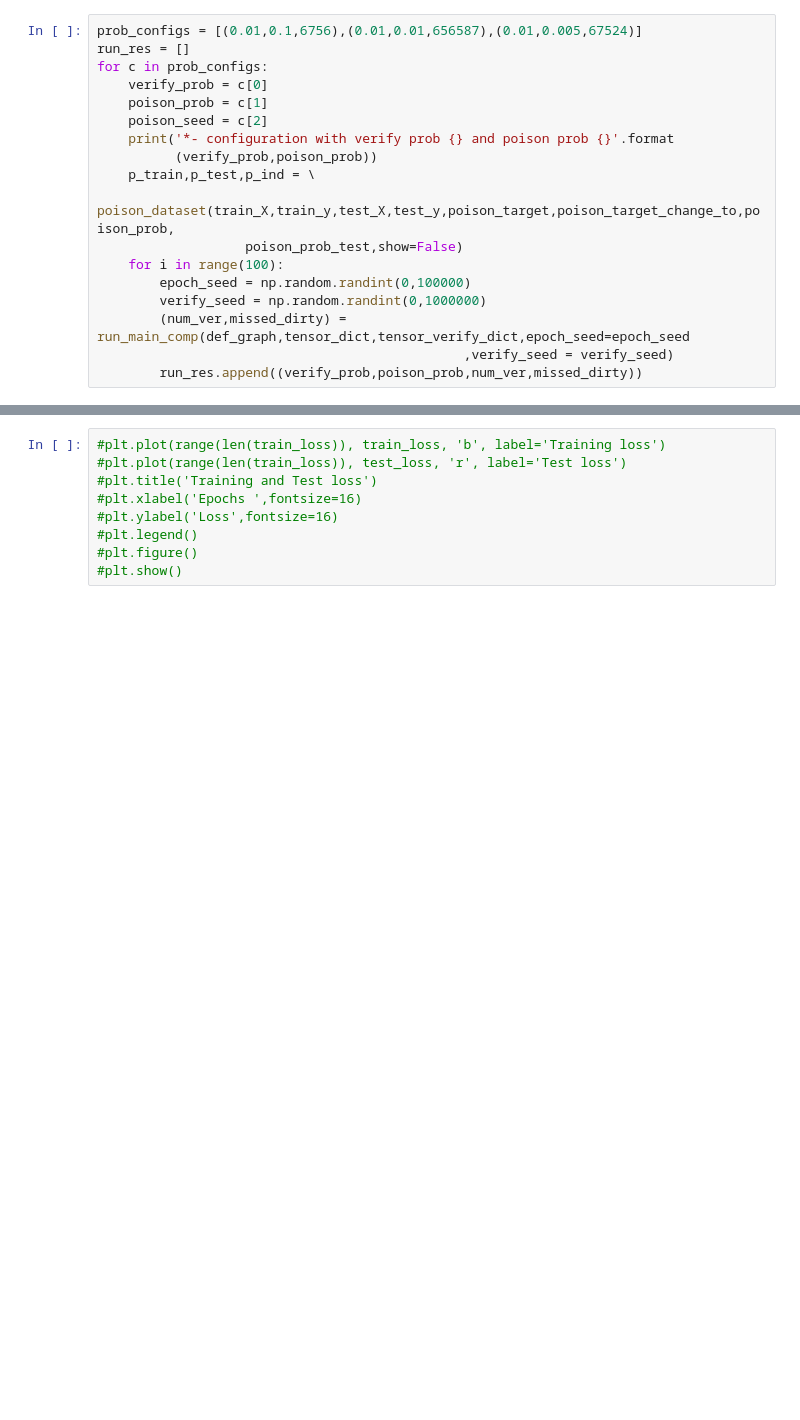
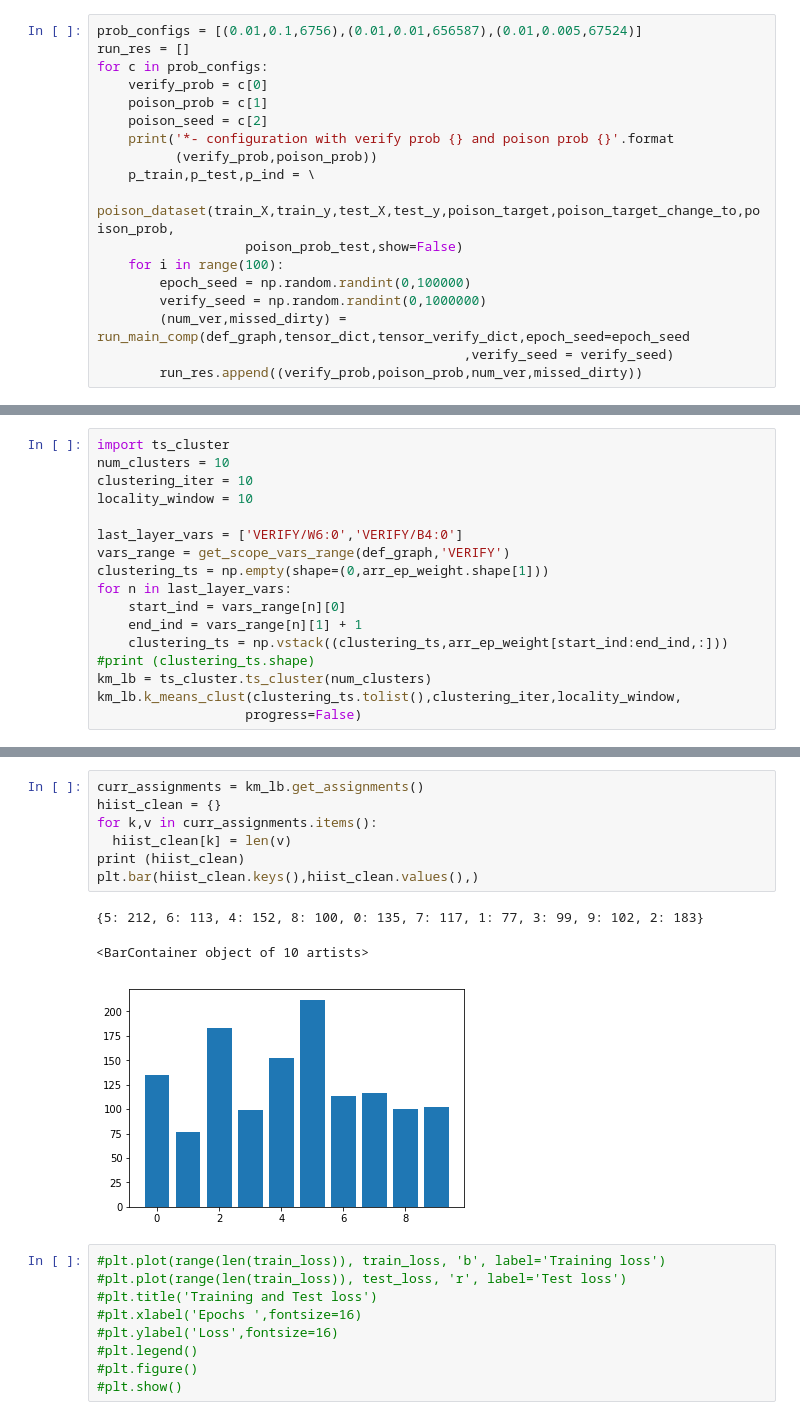
Before and after one commit to arefasvadi/SGX-ADL, a Jupyter notebook: python/backdoor_data_poisoning/TF-Randomness-Verification Test.ipynb, the cells around one changed output, grey strips where cells are left out. Cells and saved outputs as stored; diff of their text form; blank space fills up the shorter version.

```diff
--- a/python/backdoor_data_poisoning/TF-Randomness-Verification Test.ipynb
+++ b/python/backdoor_data_poisoning/TF-Randomness-Verification Test.ipynb
@@ -483,0 +644,17 @@ for c in prob_configs:
+# %%
+import ts_cluster
+num_clusters = 10
+clustering_iter = 10
+locality_window = 10
+
+last_layer_vars = ['VERIFY/W6:0','VERIFY/B4:0']
+vars_range = get_scope_vars_range(def_graph,'VERIFY')
+clustering_ts = np.empty(shape=(0,arr_ep_weight.shape[1]))
+for n in last_layer_vars:
+    start_ind = vars_range[n][0]
+    end_ind = vars_range[n][1] + 1
+    clustering_ts = np.vstack((clustering_ts,arr_ep_weight[start_ind:end_ind,:]))
+#print (clustering_ts.shape)
+km_lb = ts_cluster.ts_cluster(num_clusters)
+km_lb.k_means_clust(clustering_ts.tolist(),clustering_iter,locality_window,
+                   progress=False)
@@ -484,3 +672,14 @@ for c in prob_configs:
+# %%
+curr_assignments = km_lb.get_assignments()
+hiist_clean = {}
+for k,v in curr_assignments.items():
+  hiist_clean[k] = len(v)
+print (hiist_clean)
+plt.bar(hiist_clean.keys(),hiist_clean.values(),)
+# %% [output]
+{5: 212, 6: 113, 4: 152, 8: 100, 0: 135, 7: 117, 1: 77, 3: 99, 9: 102, 2: 183}
+<BarContainer object of 10 artists>
+[figure, added]
 # %%
 #plt.plot(range(len(train_loss)), train_loss, 'b', label='Training loss')
 #plt.plot(range(len(train_loss)), test_loss, 'r', label='Test loss')
```
Also changed, not shown: parts of 15 cells of this notebook, 10 other files.
